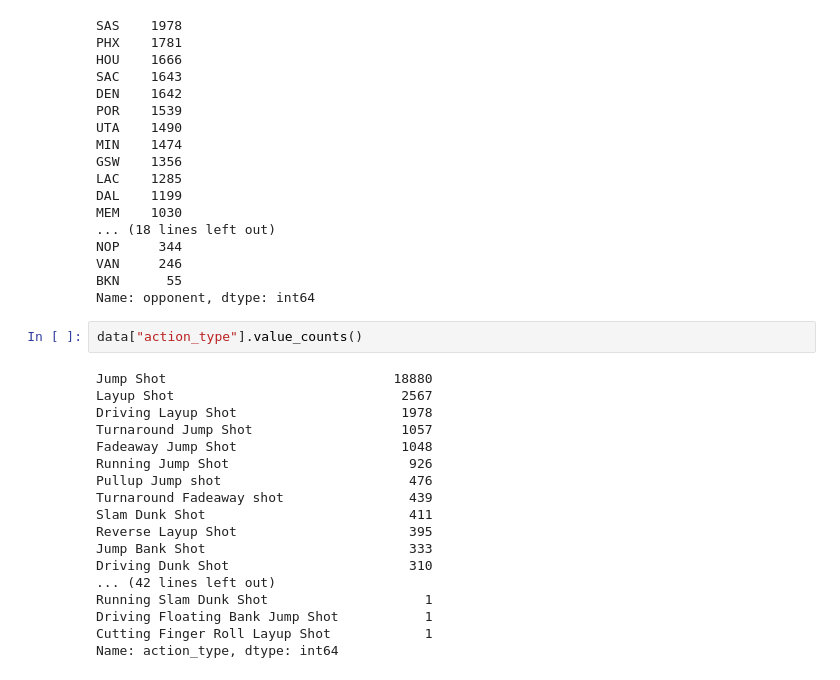
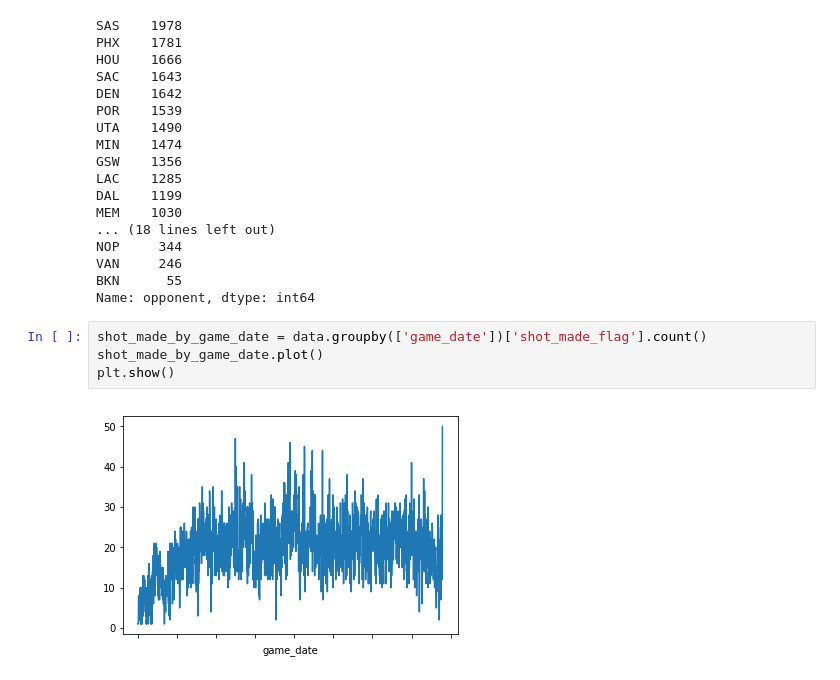
Before and after one commit to AbrMaria/Home_work, a Jupyter notebook: HW_Kobe.ipynb, the cells around one changed output. Saved outputs shown, nothing was run; the diff lists cells and outputs as text.

```diff
--- a/HW_Kobe.ipynb
+++ b/HW_Kobe.ipynb
@@ -79,23 +188,9 @@ NOP     344
 VAN     246
 BKN      55
 Name: opponent, dtype: int64
-# %%
-data["action_type"].value_counts()
-# %% [output]
-Jump Shot                             18880
-Layup Shot                             2567
-Driving Layup Shot                     1978
-Turnaround Jump Shot                   1057
-Fadeaway Jump Shot                     1048
-Running Jump Shot                       926
-Pullup Jump shot                        476
-Turnaround Fadeaway shot                439
-Slam Dunk Shot                          411
-Reverse Layup Shot                      395
-Jump Bank Shot                          333
-Driving Dunk Shot                       310
-... (42 lines left out)
-Running Slam Dunk Shot                    1
-Driving Floating Bank Jump Shot           1
-Cutting Finger Roll Layup Shot            1
-Name: action_type, dtype: int64
+# %%
+shot_made_by_game_date = data.groupby(['game_date'])['shot_made_flag'].count()
+shot_made_by_game_date.plot()
+plt.show()
+# %% [output]
+[figure, added]
```
Also changed, not shown: parts of 13 cells of this notebook.
